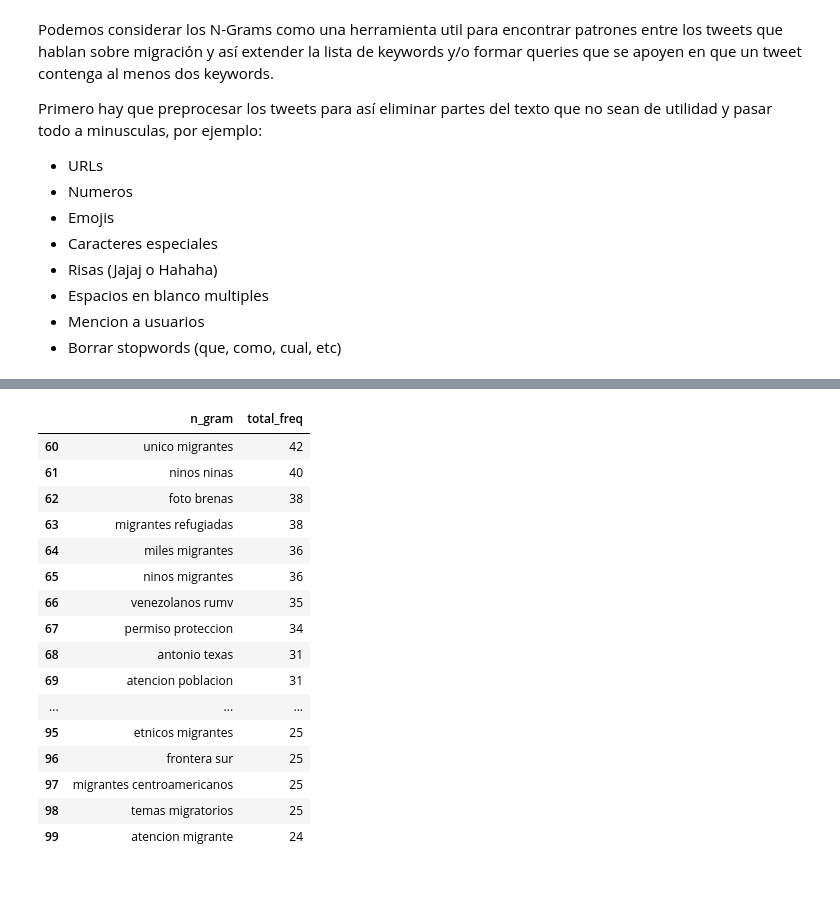
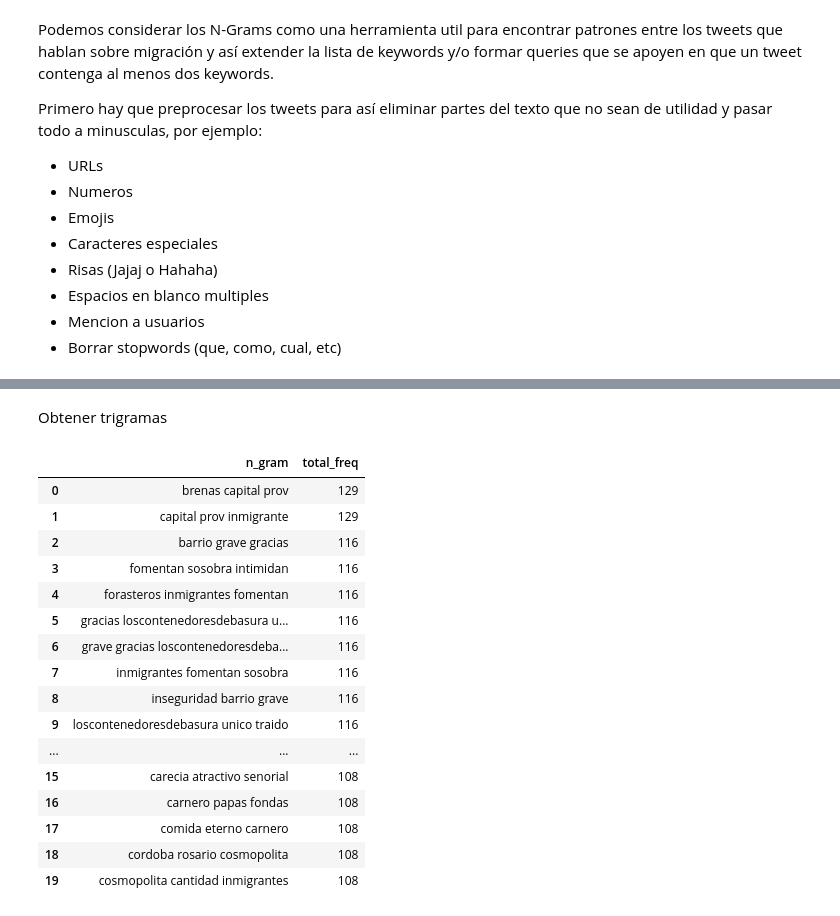
Before and after one commit to Entropia-AI/Workshop_2_Migracion, a Jupyter notebook: twitter/2_Definiendo_Queries.ipynb, the cells around one changed output, grey strips where cells are left out. Cells and saved outputs as stored; diff of their text form; code cells hidden in the pictures; blank space fills up the shorter version.

```diff
--- a/twitter/2_Definiendo_Queries.ipynb
+++ b/twitter/2_Definiendo_Queries.ipynb
@@ -243,20 +238,28 @@ srs_ngrams
 # %%
-srs_ngrams[60:]
+srs_bigrams[:60]
-# %% [output]
-|  | n_gram | total_freq |
-| 60 | unico migrantes | 42 |
-| 61 | ninos ninas | 40 |
-| 62 | foto brenas | 38 |
-| 63 | migrantes refugiadas | 38 |
-| 64 | miles migrantes | 36 |
-| 65 | ninos migrantes | 36 |
-| 66 | venezolanos rumv | 35 |
-| 67 | permiso proteccion | 34 |
-| 68 | antonio texas | 31 |
-| 69 | atencion poblacion | 31 |
-| ... | ... | ... |
-| 95 | etnicos migrantes | 25 |
-| 96 | frontera sur | 25 |
-| 97 | migrantes centroamericanos | 25 |
-| 98 | temas migratorios | 25 |
-| 99 | atencion migrante | 24 |
+# %% [markdown]
+Obtener trigramas
+# %%
+srs_trigramas = get_n_grams(df_tweets['text_preprocessed'],
+                            n_gram = 3,
+                            n_top = 200)
+# %%
+srs_trigramas[:20]
+# %% [output]
+|  | n_gram | total_freq |
+| 0 | brenas capital prov | 129 |
+| 1 | capital prov inmigrante | 129 |
+| 2 | barrio grave gracias | 116 |
+| 3 | fomentan sosobra intimidan | 116 |
+| 4 | forasteros inmigrantes fomentan | 116 |
+| 5 | gracias loscontenedoresdebasura u... | 116 |
+| 6 | grave gracias loscontenedoresdeba... | 116 |
+| 7 | inmigrantes fomentan sosobra | 116 |
+| 8 | inseguridad barrio grave | 116 |
+| 9 | loscontenedoresdebasura unico traido | 116 |
+| ... | ... | ... |
+| 15 | carecia atractivo senorial | 108 |
+| 16 | carnero papas fondas | 108 |
+| 17 | comida eterno carnero | 108 |
+| 18 | cordoba rosario cosmopolita | 108 |
+| 19 | cosmopolita cantidad inmigrantes | 108 |
```
Also changed, not shown: parts of 32 cells of this notebook, 4 other files.
